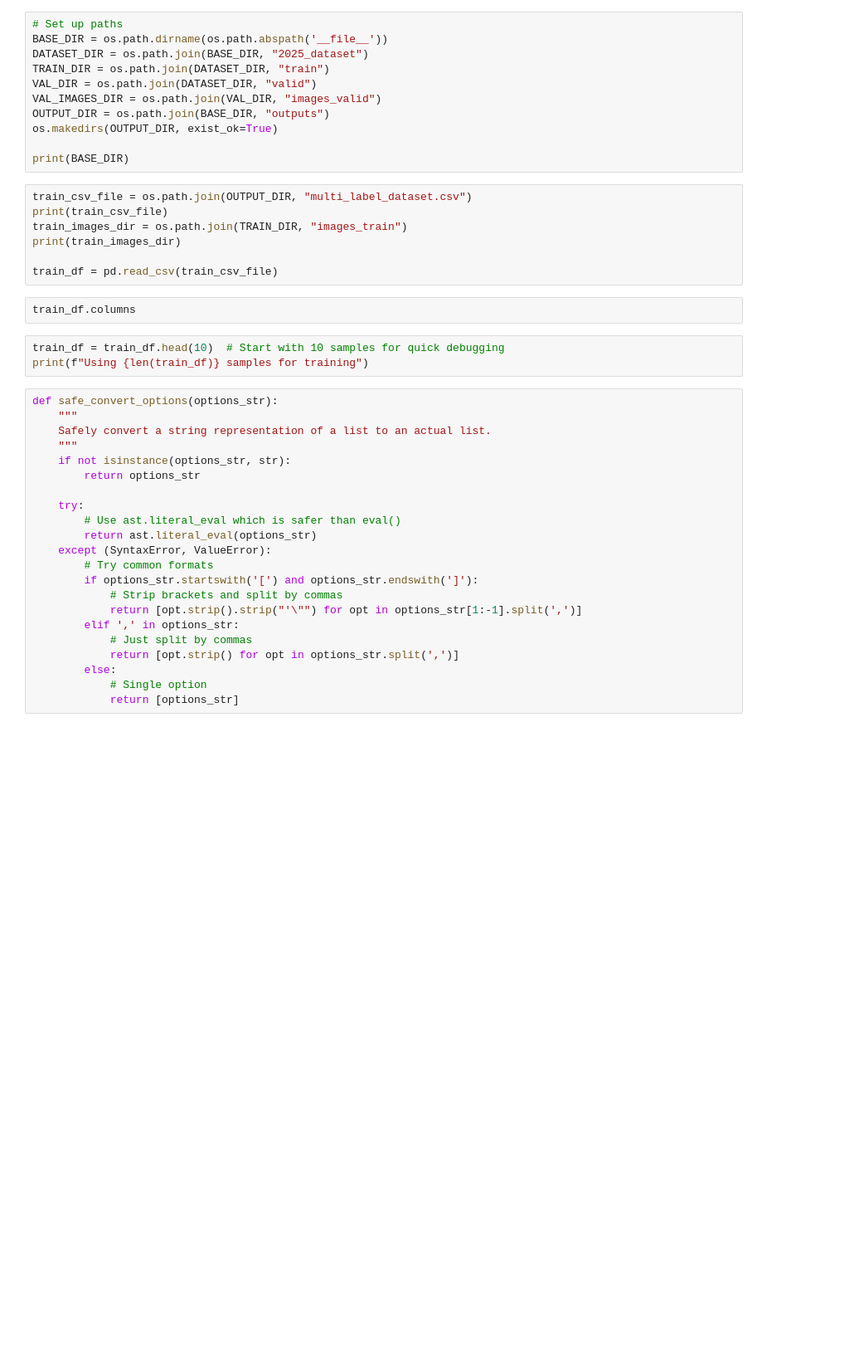
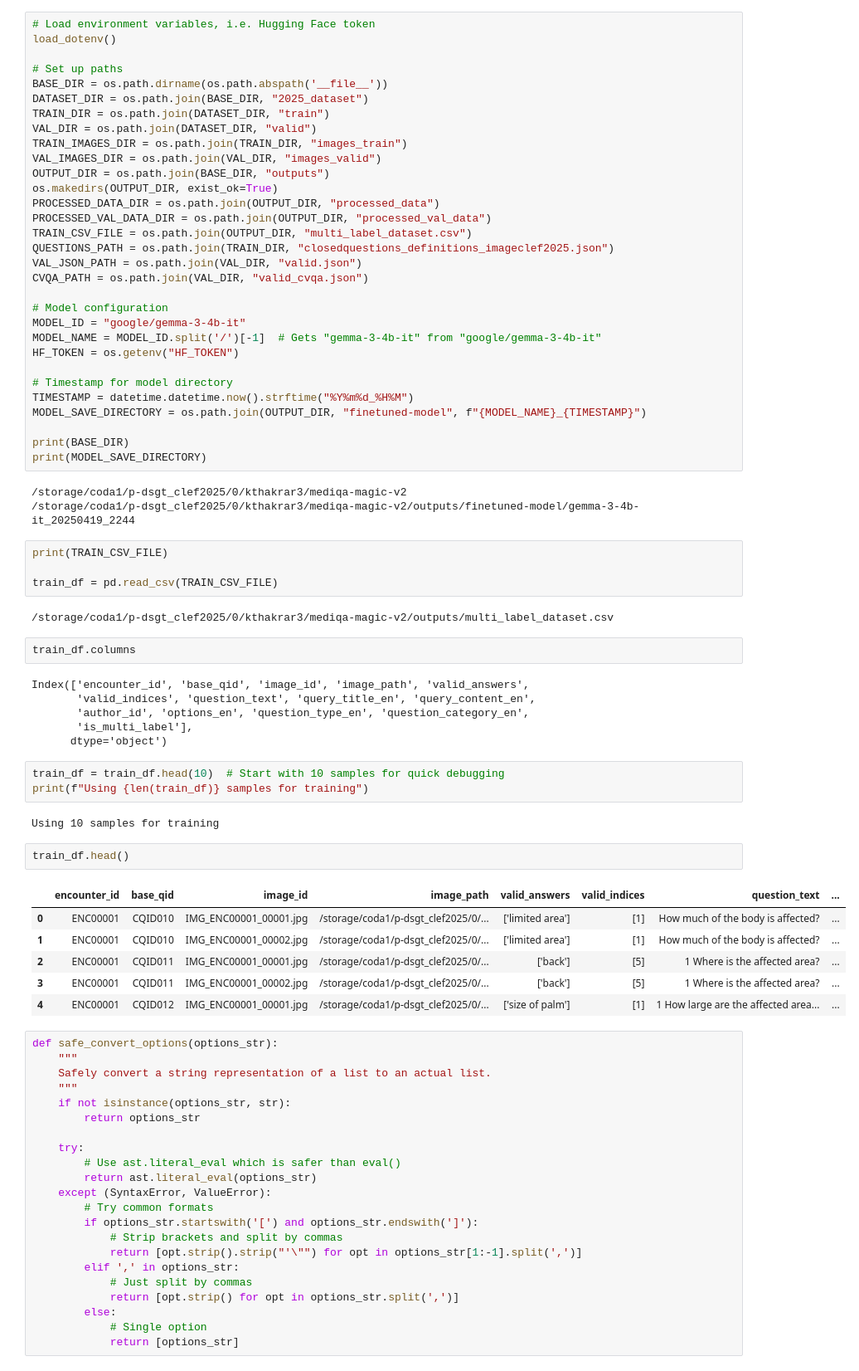
Before and after one commit to karishmathakrar/arc-mediqa-magic-2025, a Jupyter notebook: 02-model-finetuning-with-inference.ipynb, the cells around one changed output. Shown at 83% size. Cells and saved outputs as stored; diff of their text form; blank space fills up the shorter version.

```diff
--- a/02-model-finetuning-with-inference.ipynb
+++ b/02-model-finetuning-with-inference.ipynb
@@ -57,26 +67,65 @@ print(f"HF_HOME: {os.getenv('HF_HOME')}")
 # %%
+# Load environment variables, i.e. Hugging Face token
+load_dotenv()
+
 # Set up paths
 BASE_DIR = os.path.dirname(os.path.abspath('__file__'))
 DATASET_DIR = os.path.join(BASE_DIR, "2025_dataset")
 TRAIN_DIR = os.path.join(DATASET_DIR, "train")
 VAL_DIR = os.path.join(DATASET_DIR, "valid")
+TRAIN_IMAGES_DIR = os.path.join(TRAIN_DIR, "images_train")
 VAL_IMAGES_DIR = os.path.join(VAL_DIR, "images_valid")
 OUTPUT_DIR = os.path.join(BASE_DIR, "outputs")
 os.makedirs(OUTPUT_DIR, exist_ok=True)
+PROCESSED_DATA_DIR = os.path.join(OUTPUT_DIR, "processed_data")
+PROCESSED_VAL_DATA_DIR = os.path.join(OUTPUT_DIR, "processed_val_data")
+TRAIN_CSV_FILE = os.path.join(OUTPUT_DIR, "multi_label_dataset.csv")
+QUESTIONS_PATH = os.path.join(TRAIN_DIR, "closedquestions_definitions_imageclef2025.json")
+VAL_JSON_PATH = os.path.join(VAL_DIR, "valid.json")
+CVQA_PATH = os.path.join(VAL_DIR, "valid_cvqa.json")
+
+# Model configuration
+MODEL_ID = "google/gemma-3-4b-it"
+MODEL_NAME = MODEL_ID.split('/')[-1]  # Gets "gemma-3-4b-it" from "google/gemma-3-4b-it"
+HF_TOKEN = os.getenv("HF_TOKEN")
+
+# Timestamp for model directory
+TIMESTAMP = datetime.datetime.now().strftime("%Y%m%d_%H%M")
+MODEL_SAVE_DIRECTORY = os.path.join(OUTPUT_DIR, "finetuned-model", f"{MODEL_NAME}_{TIMESTAMP}")
 
 print(BASE_DIR)
+print(MODEL_SAVE_DIRECTORY)
+# %% [output]
+/storage/coda1/p-dsgt_clef2025/0/kthakrar3/mediqa-magic-v2
+/storage/coda1/p-dsgt_clef2025/0/kthakrar3/mediqa-magic-v2/outputs/finetuned-model/gemma-3-4b-it_20250419_2244
 # %%
-train_csv_file = os.path.join(OUTPUT_DIR, "multi_label_dataset.csv")
-print(train_csv_file)
-train_images_dir = os.path.join(TRAIN_DIR, "images_train")
-print(train_images_dir)
+print(TRAIN_CSV_FILE)
 
-train_df = pd.read_csv(train_csv_file)
+train_df = pd.read_csv(TRAIN_CSV_FILE)
+# %% [output]
+/storage/coda1/p-dsgt_clef2025/0/kthakrar3/mediqa-magic-v2/outputs/multi_label_dataset.csv
 # %%
 train_df.columns
+# %% [output]
+Index(['encounter_id', 'base_qid', 'image_id', 'image_path', 'valid_answers',
+       'valid_indices', 'question_text', 'query_title_en', 'query_content_en',
+       'author_id', 'options_en', 'question_type_en', 'question_category_en',
+       'is_multi_label'],
+      dtype='object')
 # %%
 train_df = train_df.head(10)  # Start with 10 samples for quick debugging
 print(f"Using {len(train_df)} samples for training")
+# %% [output]
+Using 10 samples for training
+# %%
+train_df.head()
+# %% [output]
+|  | encounter_id | base_qid | image_id | image_path | valid_answers | valid_indices | question_text | ... |
+| 0 | ENC00001 | CQID010 | IMG_ENC00001_00001.jpg | /storage/coda1/p-dsgt_clef2025/0/... | ['limited area'] | [1] | How much of the body is affected? | ... |
+| 1 | ENC00001 | CQID010 | IMG_ENC00001_00002.jpg | /storage/coda1/p-dsgt_clef2025/0/... | ['limited area'] | [1] | How much of the body is affected? | ... |
+| 2 | ENC00001 | CQID011 | IMG_ENC00001_00001.jpg | /storage/coda1/p-dsgt_clef2025/0/... | ['back'] | [5] | 1 Where is the affected area? | ... |
+| 3 | ENC00001 | CQID011 | IMG_ENC00001_00002.jpg | /storage/coda1/p-dsgt_clef2025/0/... | ['back'] | [5] | 1 Where is the affected area? | ... |
+| 4 | ENC00001 | CQID012 | IMG_ENC00001_00001.jpg | /storage/coda1/p-dsgt_clef2025/0/... | ['size of palm'] | [1] | 1 How large are the affected area... | ... |
 # %%
 def safe_convert_options(options_str):
     """
```
Also changed, not shown: parts of 47 cells of this notebook, 1 other file.
